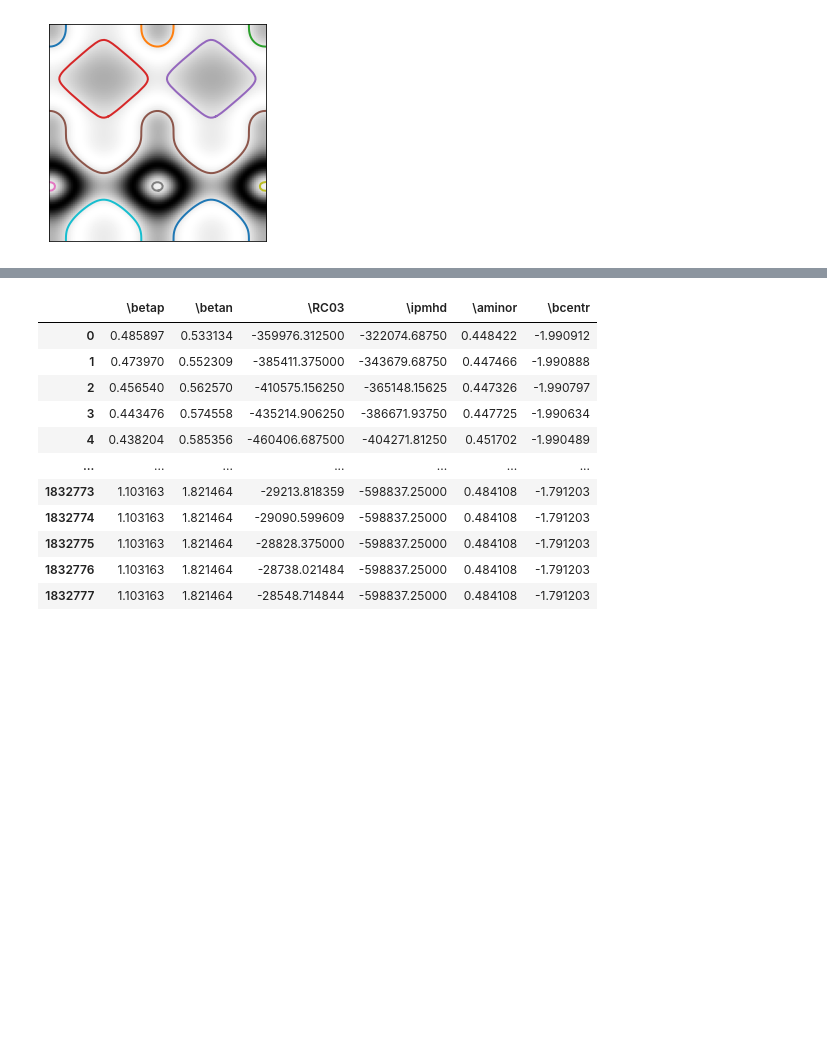
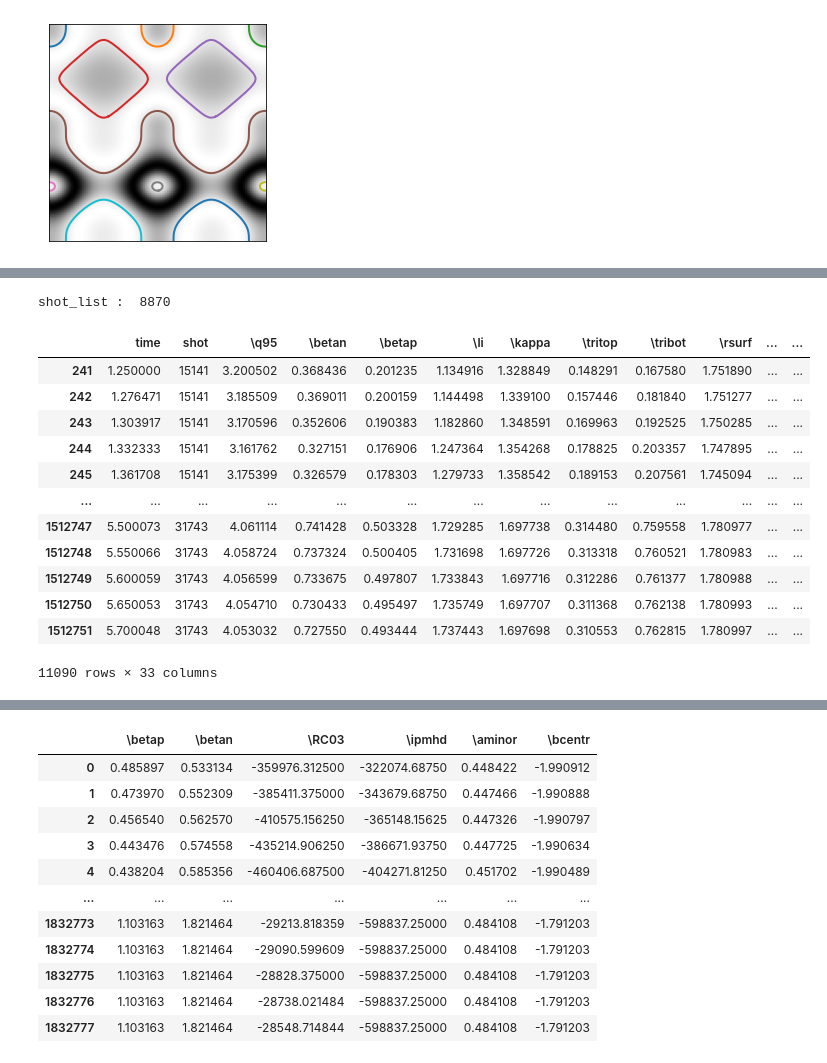
Before and after one commit to ZINZINBIN/Tokamak-Plasma-Operation-Control-based-on-RL, a Jupyter notebook: analysis/EDA.ipynb, the cells around one changed output, grey strips where cells are left out. Cells and saved outputs as stored; diff of their text form; code cells hidden in the pictures; blank space fills up the shorter version.

```diff
--- a/analysis/EDA.ipynb
+++ b/analysis/EDA.ipynb
@@ -53 +74,3 @@ df[df.shot == 21609]['\\q95'].plot()
+# %%
+df_shot = df[df.shot == 21609]
 # %%
@@ -69 +91,7 @@ Index(['Unnamed: 0', '\q0', 'time', '\q95', '\ipmhd', '\kappa', '\tritop',
       dtype='object')
+# %%
+from src.config import Config
+config = Config()
+col_state = config.input_params['multi-objective']['state']
+col_control = config.input_params['multi-objective']['control']
+df_shot[col_control].head()
@@ -69,0 +106,30 @@ Index(['Unnamed: 0', '\q0', 'time', '\q95', '\ipmhd', '\kappa', '\tritop',
+# %%
+shot_list = df['shot'].unique()
+print("shot_list : ", len(shot_list))
+# %% [output]
+shot_list :  8870
+# %%
+shot_list_sample = sorted(np.random.choice(shot_list, size = 64))
+df_sample = None
+
+for shot in shot_list_sample:
+    df_shot = df[df.shot == shot]
+    df_sample = pd.concat([df_sample, df_shot], axis = 0)
+
+df_sample = df_sample[['time', 'shot'] + col_state + col_control]
+# %%
+df_sample
+# %% [output]
+|  | time | shot | \q95 | \betan | \betap | \li | \kappa | \tritop | \tribot | \rsurf | ... | ... |
+| 241 | 1.250000 | 15141 | 3.200502 | 0.368436 | 0.201235 | 1.134916 | 1.328849 | 0.148291 | 0.167580 | 1.751890 | ... | ... |
+| 242 | 1.276471 | 15141 | 3.185509 | 0.369011 | 0.200159 | 1.144498 | 1.339100 | 0.157446 | 0.181840 | 1.751277 | ... | ... |
+| 243 | 1.303917 | 15141 | 3.170596 | 0.352606 | 0.190383 | 1.182860 | 1.348591 | 0.169963 | 0.192525 | 1.750285 | ... | ... |
+| 244 | 1.332333 | 15141 | 3.161762 | 0.327151 | 0.176906 | 1.247364 | 1.354268 | 0.178825 | 0.203357 | 1.747895 | ... | ... |
+| 245 | 1.361708 | 15141 | 3.175399 | 0.326579 | 0.178303 | 1.279733 | 1.358542 | 0.189153 | 0.207561 | 1.745094 | ... | ... |
+| ... | ... | ... | ... | ... | ... | ... | ... | ... | ... | ... | ... | ... |
+| 1512747 | 5.500073 | 31743 | 4.061114 | 0.741428 | 0.503328 | 1.729285 | 1.697738 | 0.314480 | 0.759558 | 1.780977 | ... | ... |
+| 1512748 | 5.550066 | 31743 | 4.058724 | 0.737324 | 0.500405 | 1.731698 | 1.697726 | 0.313318 | 0.760521 | 1.780983 | ... | ... |
+| 1512749 | 5.600059 | 31743 | 4.056599 | 0.733675 | 0.497807 | 1.733843 | 1.697716 | 0.312286 | 0.761377 | 1.780988 | ... | ... |
+| 1512750 | 5.650053 | 31743 | 4.054710 | 0.730433 | 0.495497 | 1.735749 | 1.697707 | 0.311368 | 0.762138 | 1.780993 | ... | ... |
+| 1512751 | 5.700048 | 31743 | 4.053032 | 0.727550 | 0.493444 | 1.737443 | 1.697698 | 0.310553 | 0.762815 | 1.780997 | ... | ... |
+11090 rows × 33 columns
```
Also changed, not shown: parts of 17 cells of this notebook, 16 other files.
